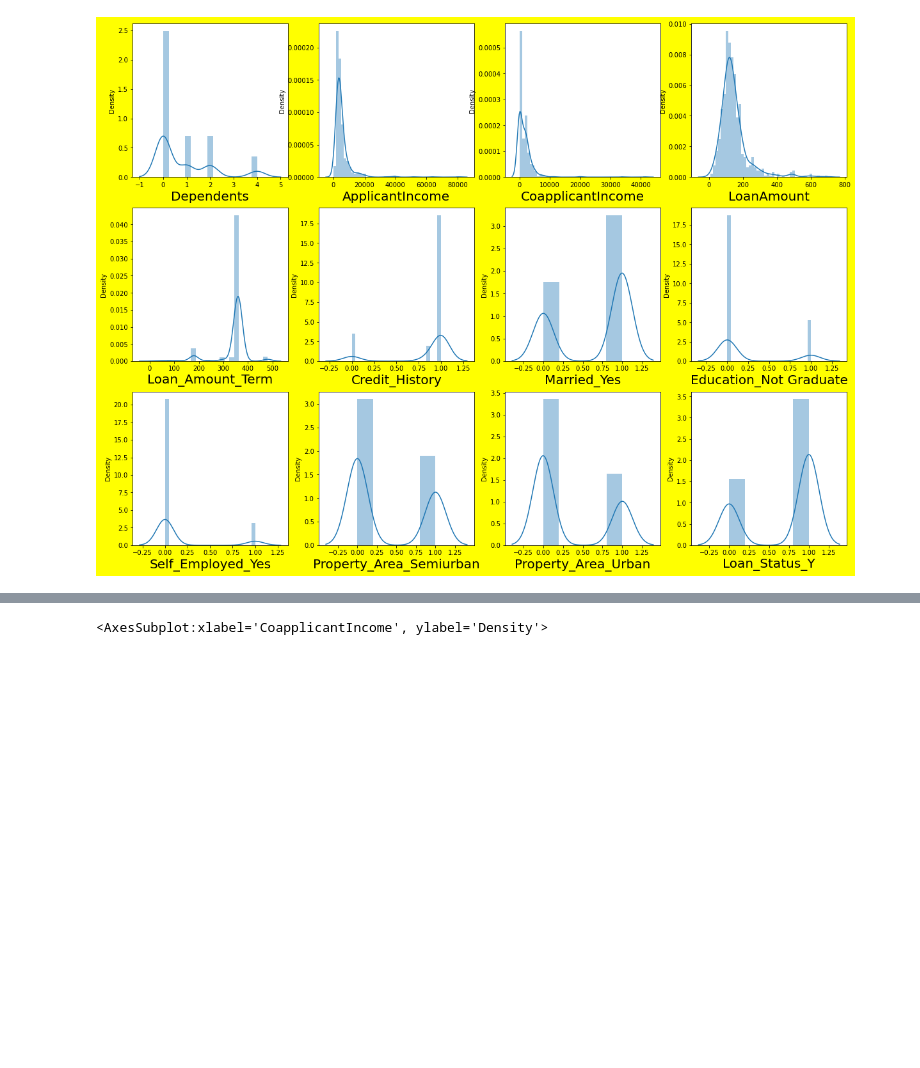
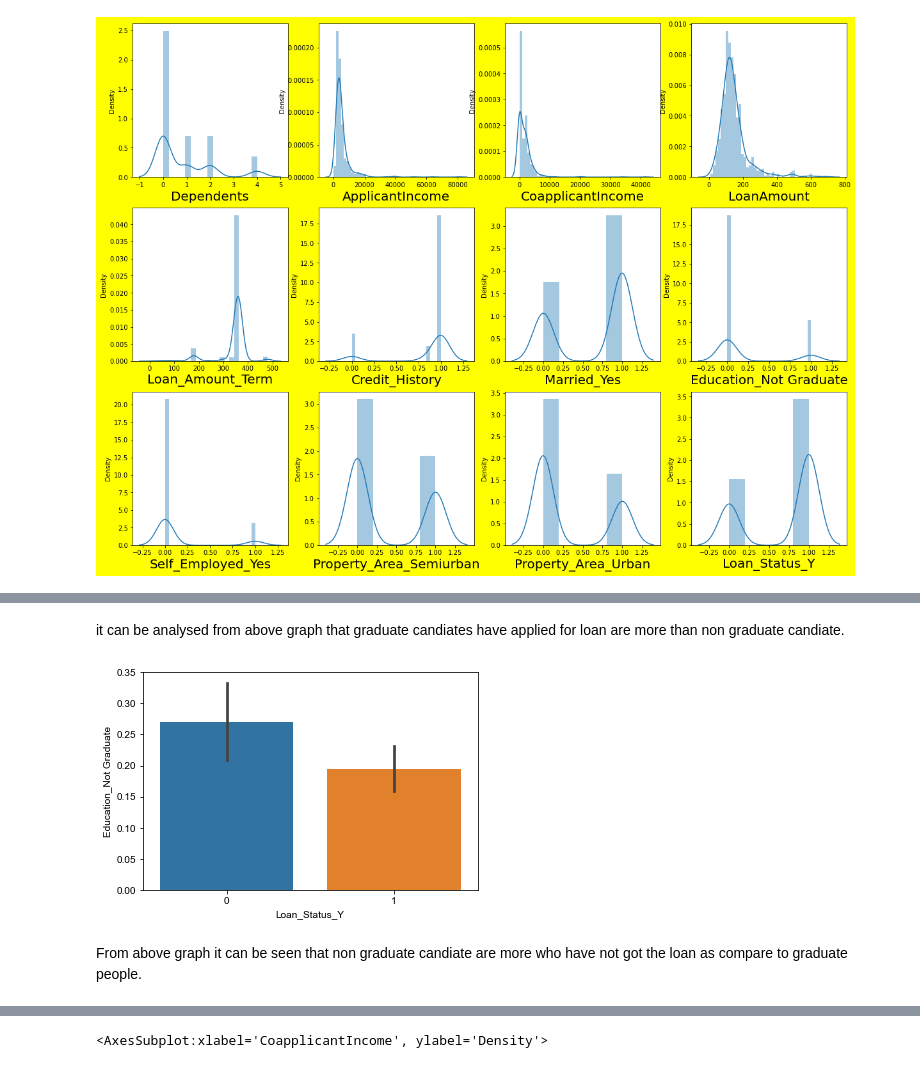
Before and after one commit to Ravi-Bajpai/Internship, a Jupyter notebook: loan prediction evaluation project.ipynb, the cells around one changed output, grey strips where cells are left out. Saved outputs shown, nothing was run; the diff lists cells and outputs as text; code cells hidden in the pictures; blank space fills up the shorter version.

```diff
--- a/loan prediction evaluation project.ipynb
+++ b/loan prediction evaluation project.ipynb
@@ -160,0 +192,9 @@ data['LoanAmount']=data['LoanAmount'].replace(0,data['LoanAmount'].mean())
+# %% [markdown]
+it can be analysed from above graph that graduate candiates have applied for loan are more than non graduate candiate.
+# %%
+sns.barplot(y = "Education_Not Graduate", x = "Loan_Status_Y",data=data)
+sns.set(rc={'figure.figsize':(10,60)})
+# %% [output]
+[figure, added]
+# %% [markdown]
+From above graph it can be seen that non graduate candiate are more who have not got the loan as compare to graduate people.
```
Also changed, not shown: parts of 8 cells of this notebook.
